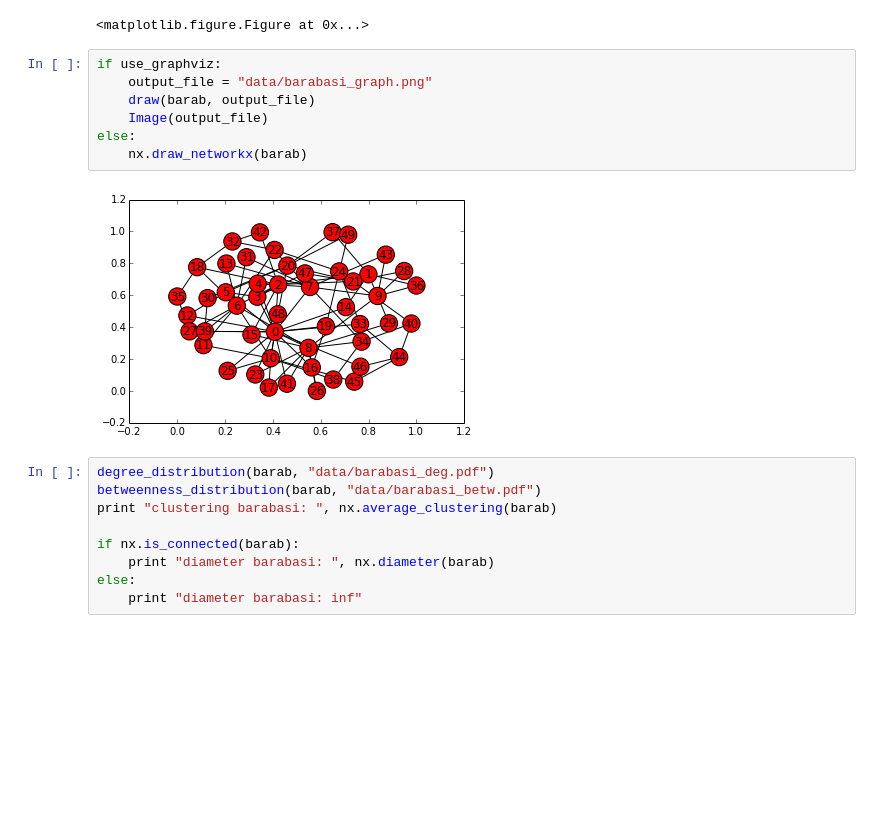
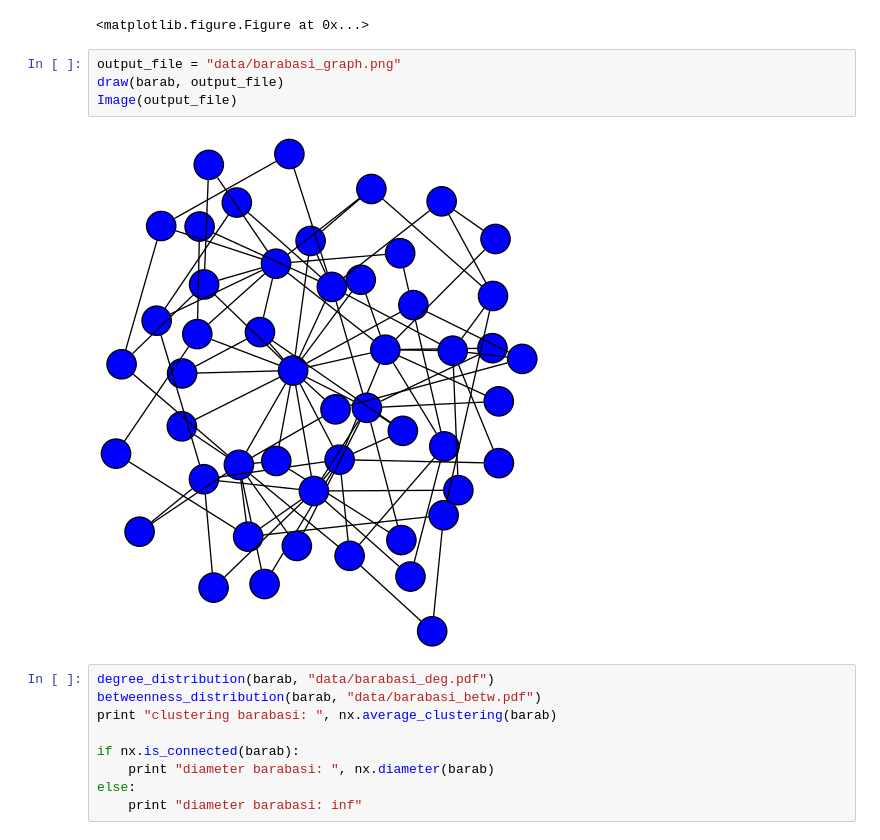
Before and after one commit to LucaFoschini/IGERTBootcamp, a Jupyter notebook: notebooks/day6/Experiments with Random Graphs.ipynb, the cells around one changed output. Cells and saved outputs as stored; diff of their text form; blank space fills up the shorter version.

```diff
--- a/notebooks/day6/Experiments with Random Graphs.ipynb
+++ b/notebooks/day6/Experiments with Random Graphs.ipynb
@@ -106,14 +97,11 @@ clustering random2:  0.0755151515152
 diameter random2: inf
 <matplotlib.figure.Figure at 0x...>
 # %%
-if use_graphviz:
-    output_file = "data/barabasi_graph.png"
-    draw(barab, output_file)
-    Image(output_file)
-else:
-    nx.draw_networkx(barab)
+output_file = "data/barabasi_graph.png"
+draw(barab, output_file)
+Image(output_file)
 # %% [output]
-[figure, old version]
+[figure, new version]
 # %%
 degree_distribution(barab, "data/barabasi_deg.pdf")
 betweenness_distribution(barab, "data/barabasi_betw.pdf")
```
Also changed, not shown: parts of 3 cells of this notebook.
